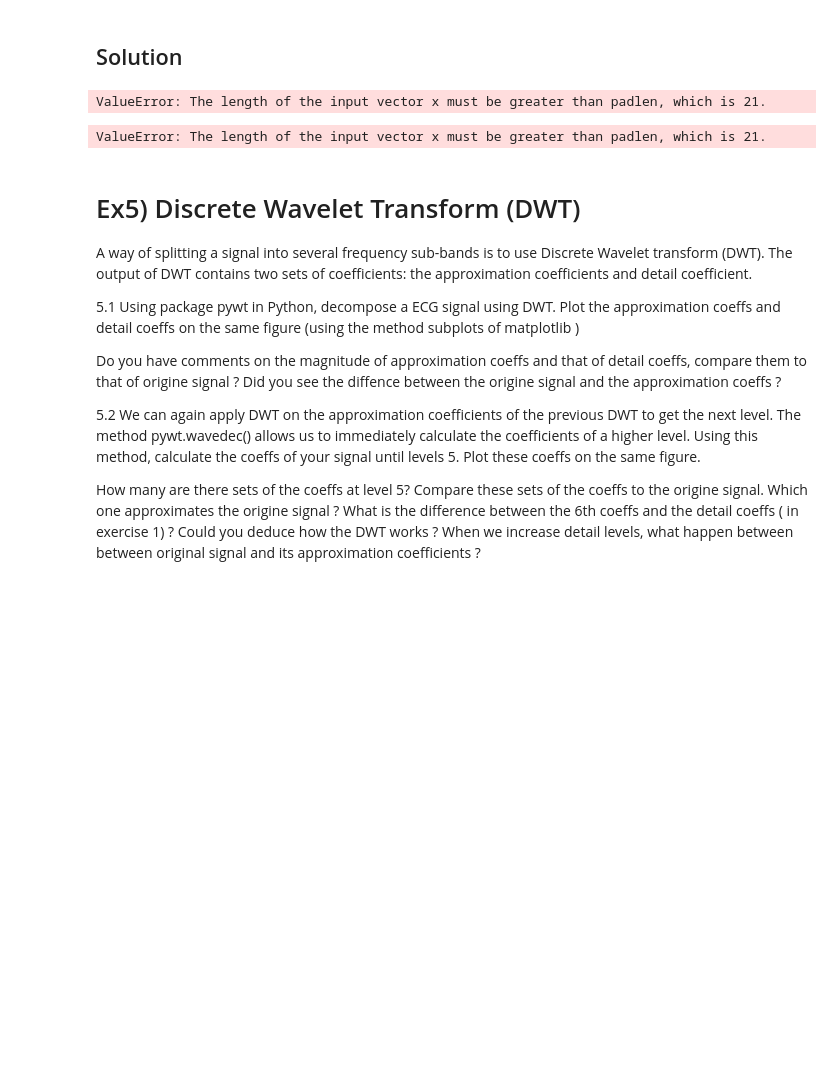
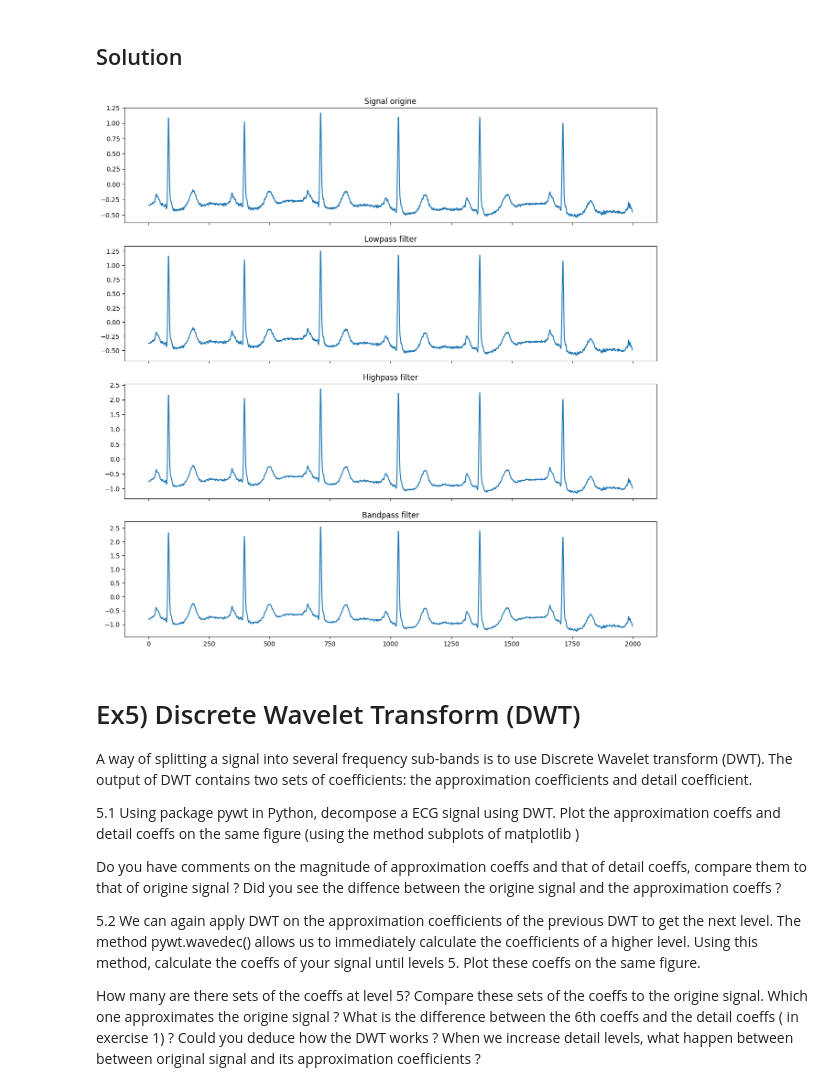
Before and after one commit to raphrb2/ML4Biomedical, a Jupyter notebook: ECG_classification_exercices.ipynb, the cells around one changed output. Drawn from its saved outputs; the diff is of its cells as text; code cells hidden in the pictures; blank space fills up the shorter version.

```diff
--- a/ECG_classification_exercices.ipynb
+++ b/ECG_classification_exercices.ipynb
@@ -68,8 +50,14 @@ Specify the parameter "end" = 2000
 # %%
 import numpy as np
 
-def load_record_using_wfdb(filename, channel, directory='mitdb/', start=0, end=2000):
-    # Read the specified record channel from PhysioNet
-    signals, _ = wfdb.rdsamp(filename, sampfrom=start, sampto=end, channels=[channel], pn_dir=directory)
-    return signals
+def load_signal_using_wfdb(file, start, end, channel, pn_dir):
+    """
+    file: name of record
+    start: int
+    end:int
+    channel: 0 or 1
+    """
+    record = wfdb.rdrecord(file, sampfrom = start, sampto = end, channels=[channel], pn_dir=pn_dir)
+    data = record.p_signal.reshape(-1)
+    return data
 # %%
@@ -240,23 +202,34 @@ Design a band-pass filter which filters out frequencies out of range 0.5Hz - 100
 from scipy import signal as scipy_signal
 highpass = 0.1
 lowpass = 100
-signal_arr = load_record_using_wfdb('100', 0, start=0, end=2000)
+signal_arr = load_signal_using_wfdb('101', 0, 2000, 0, 'mitdb/')
 # %%
 # low pass
 a_low, b_low = scipy_signal.butter(6, lowpass, btype='lowpass', analog = True)
 signal_filtered_lowpass = scipy_signal.filtfilt(b_low, a_low, signal_arr)
-# %% [output]
-ValueError: The length of the input vector x must be greater than padlen, which is 21.
 # %%
 # high pass
 a_high, b_high = scipy_signal.butter(6, highpass, btype='highpass', analog = True)
 signal_filtered_highpass = scipy_signal.filtfilt(b_high, a_high, signal_arr)
-# %% [output]
-ValueError: The length of the input vector x must be greater than padlen, which is 21.
 # %%
 # bandpass
 a_band, b_band = scipy_signal.butter(6, (highpass, lowpass), btype='bandpass', analog = True)
 signal_filtered_bandpass = scipy_signal.filtfilt(b_band, a_band, signal_arr)
+# %%
+fig, ax = plt.subplots(4, sharex=True, figsize=(15, 15))
+ax[0].plot(signal_arr)
+ax[0].title.set_text("Signal origine")
+
+ax[1].plot(signal_filtered_lowpass)
+ax[1].title.set_text("Lowpass filter")
+
+ax[2].plot(signal_filtered_highpass)
+ax[2].title.set_text("Highpass filter")
+
+ax[3].plot(signal_filtered_bandpass)
+ax[3].title.set_text("Bandpass filter")
+# %% [output]
+[figure, added]
 # %% [markdown]
 # Ex5)  Discrete Wavelet Transform (DWT)
 A way of splitting a signal into several frequency sub-bands is to use Discrete Wavelet transform (DWT). The output of DWT contains two sets of coefficients: the approximation coefficients and detail coefficient.
```
Also changed, not shown: parts of 11 cells of this notebook.
